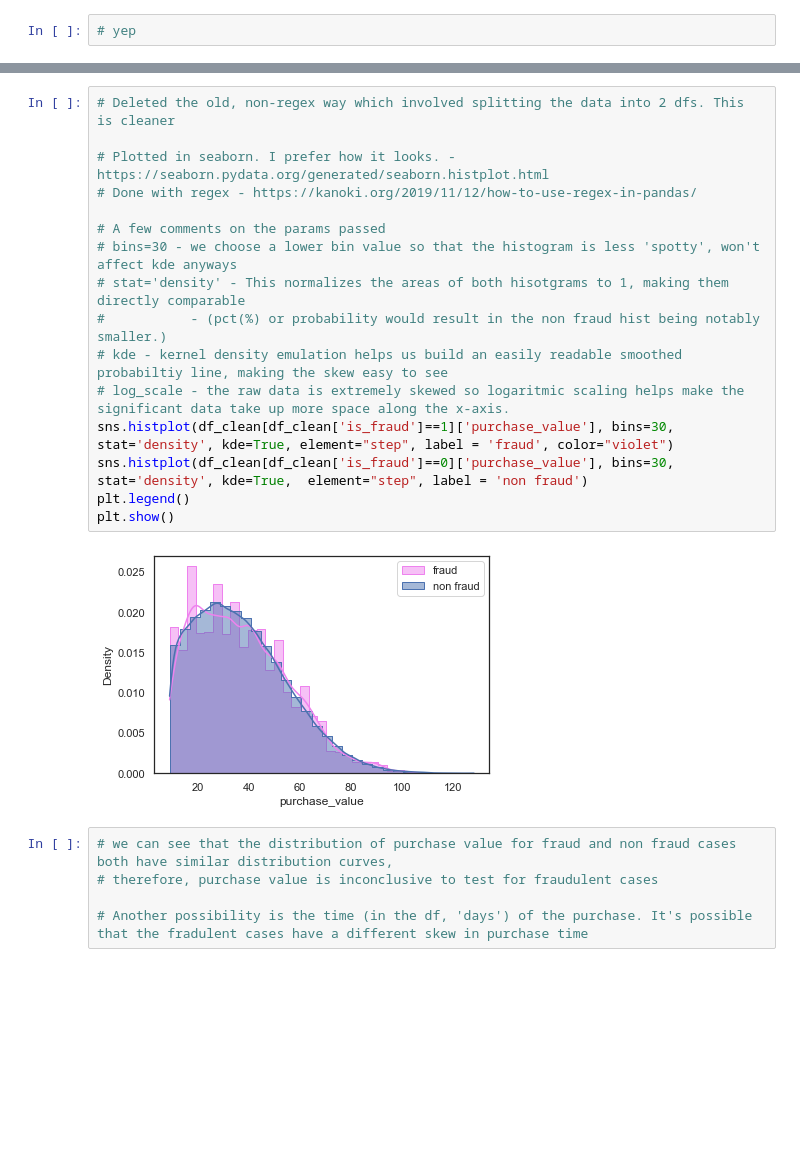
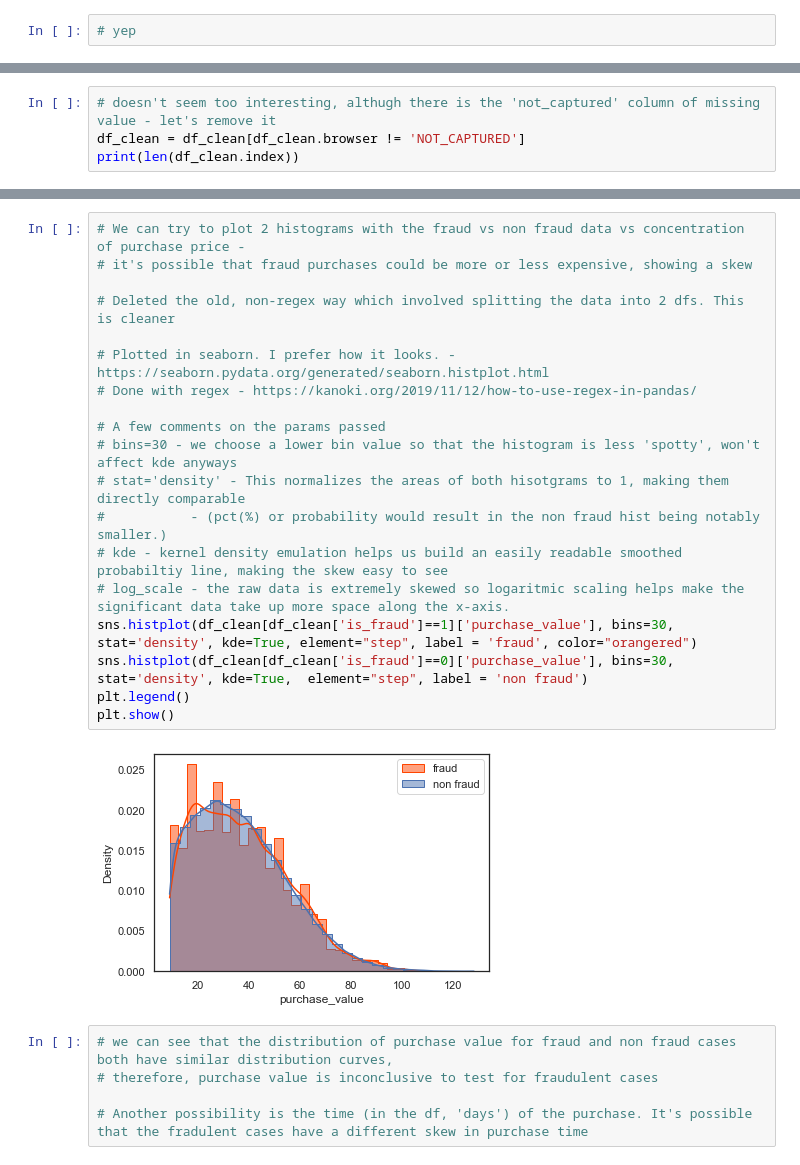
Before and after one commit to TeoTzeShuen/school, a Jupyter notebook: Individual Project/project.ipynb, the cells around one changed output, grey strips where cells are left out. Cells and saved outputs as stored; diff of their text form; blank space fills up the shorter version.

```diff
--- a/Individual Project/project.ipynb
+++ b/Individual Project/project.ipynb
@@ -143,0 +142,4 @@ sns.countplot(data=df, x='browser', ax=ax[0])
+# %%
+# doesn't seem too interesting, althugh there is the 'not_captured' column of missing value - let's remove it
+df_clean = df_clean[df_clean.browser != 'NOT_CAPTURED']
+print(len(df_clean.index))
@@ -144,21 +148,24 @@ sns.countplot(data=df, x='browser', ax=ax[0])
 # %%
+# We can try to plot 2 histograms with the fraud vs non fraud data vs concentration of purchase price -
+# it's possible that fraud purchases could be more or less expensive, showing a skew
+
 # Deleted the old, non-regex way which involved splitting the data into 2 dfs. This is cleaner
 
 # Plotted in seaborn. I prefer how it looks. - https://seaborn.pydata.org/generated/seaborn.histplot.html
 # Done with regex - https://kanoki.org/2019/11/12/how-to-use-regex-in-pandas/
 
 # A few comments on the params passed
 # bins=30 - we choose a lower bin value so that the histogram is less 'spotty', won't affect kde anyways
 # stat='density' - This normalizes the areas of both hisotgrams to 1, making them directly comparable
 #           - (pct(%) or probability would result in the non fraud hist being notably smaller.)
 # kde - kernel density emulation helps us build an easily readable smoothed probabiltiy line, making the skew easy to see
 # log_scale - the raw data is extremely skewed so logaritmic scaling helps make the significant data take up more space along the x-axis.
-sns.histplot(df_clean[df_clean['is_fraud']==1]['purchase_value'], bins=30, stat='density', kde=True, element="step", label = 'fraud', color="violet")
+sns.histplot(df_clean[df_clean['is_fraud']==1]['purchase_value'], bins=30, stat='density', kde=True, element="step", label = 'fraud', color="orangered")
 sns.histplot(df_clean[df_clean['is_fraud']==0]['purchase_value'], bins=30, stat='density', kde=True,  element="step", label = 'non fraud')
 plt.legend()
 plt.show()
 # %% [output]
-[figure, old version]
+[figure, new version]
 # %%
 # we can see that the distribution of purchase value for fraud and non fraud cases both have similar distribution curves,
 # therefore, purchase value is inconclusive to test for fraudulent cases
```
Also changed, not shown: parts of 4 cells of this notebook.
